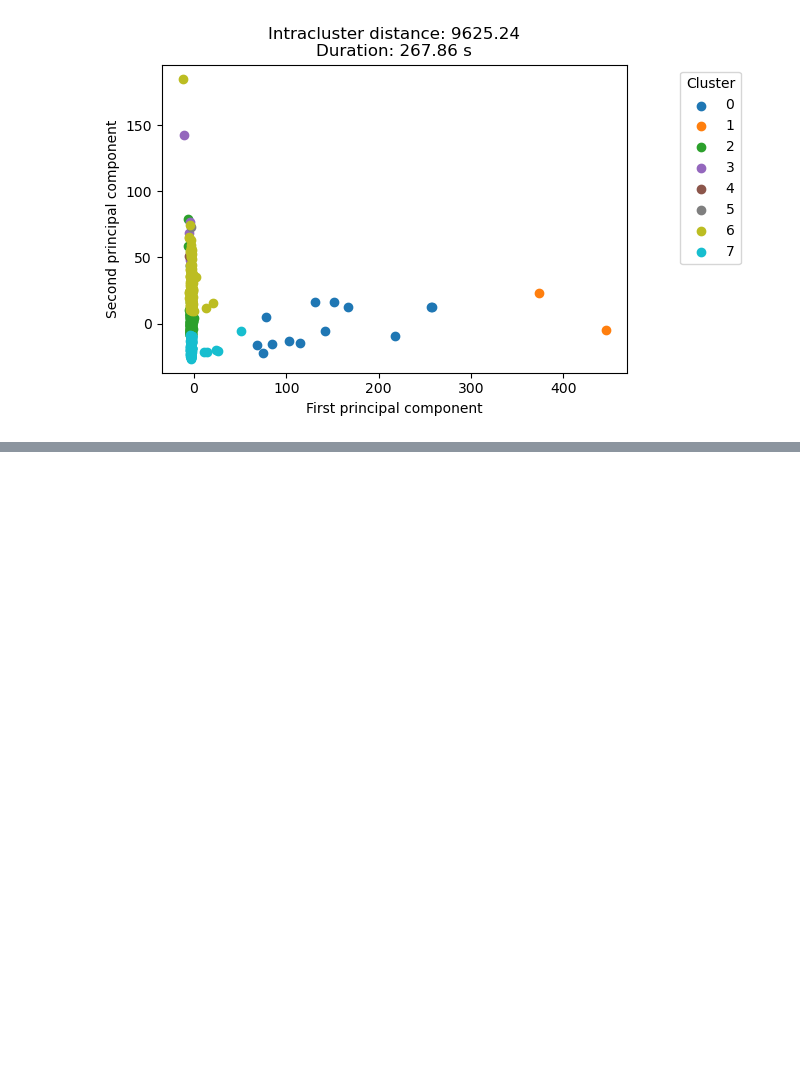
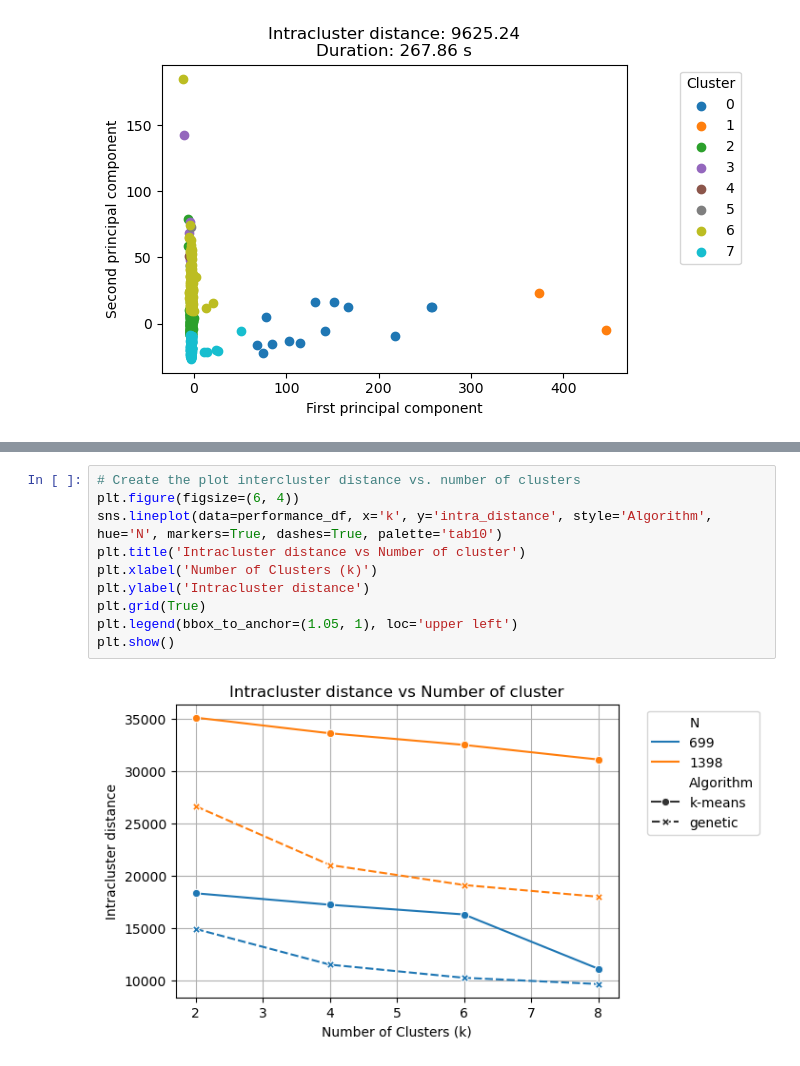
Before and after one commit to UCR-ECCI-MM/Computabilidad, a Jupyter notebook: TP2/Avance2/genetic_algorithm.ipynb, the cells around one changed output, grey strips where cells are left out. Drawn from its saved outputs; the diff is of its cells as text; blank space fills up the shorter version.

```diff
--- a/TP2/Avance2/genetic_algorithm.ipynb
+++ b/TP2/Avance2/genetic_algorithm.ipynb
@@ -1122,0 +1206,12 @@ plot_result(gene_principal_components.values, clusters, end - start)
+# %%
+# Create the plot intercluster distance vs. number of clusters
+plt.figure(figsize=(6, 4))
+sns.lineplot(data=performance_df, x='k', y='intra_distance', style='Algorithm', hue='N', markers=True, dashes=True, palette='tab10')
+plt.title('Intracluster distance vs Number of cluster')
+plt.xlabel('Number of Clusters (k)')
+plt.ylabel('Intracluster distance')
+plt.grid(True)
+plt.legend(bbox_to_anchor=(1.05, 1), loc='upper left')
+plt.show()
+# %% [output]
+[figure, added]
```
Also changed, not shown: parts of 16 cells of this notebook.
